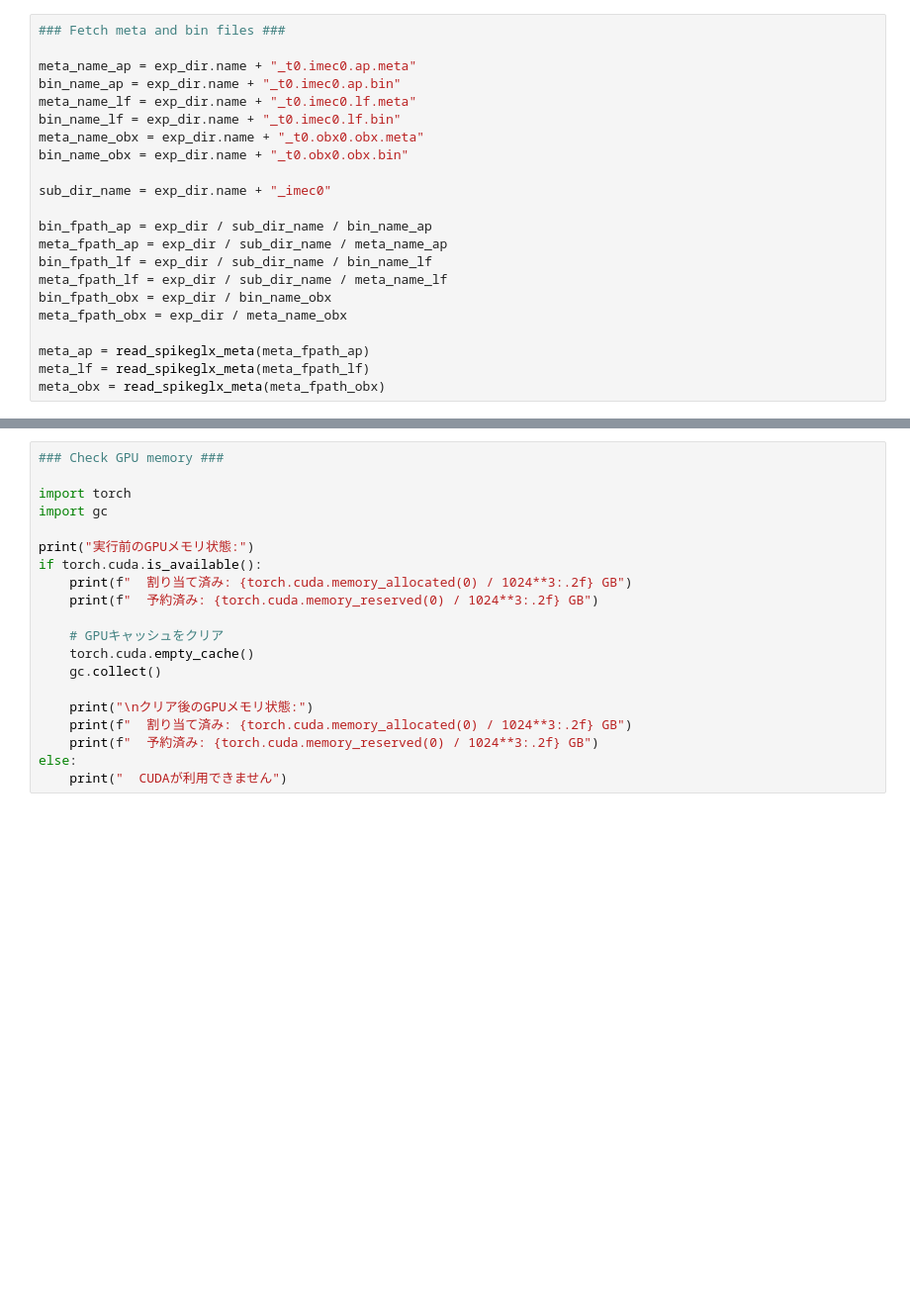
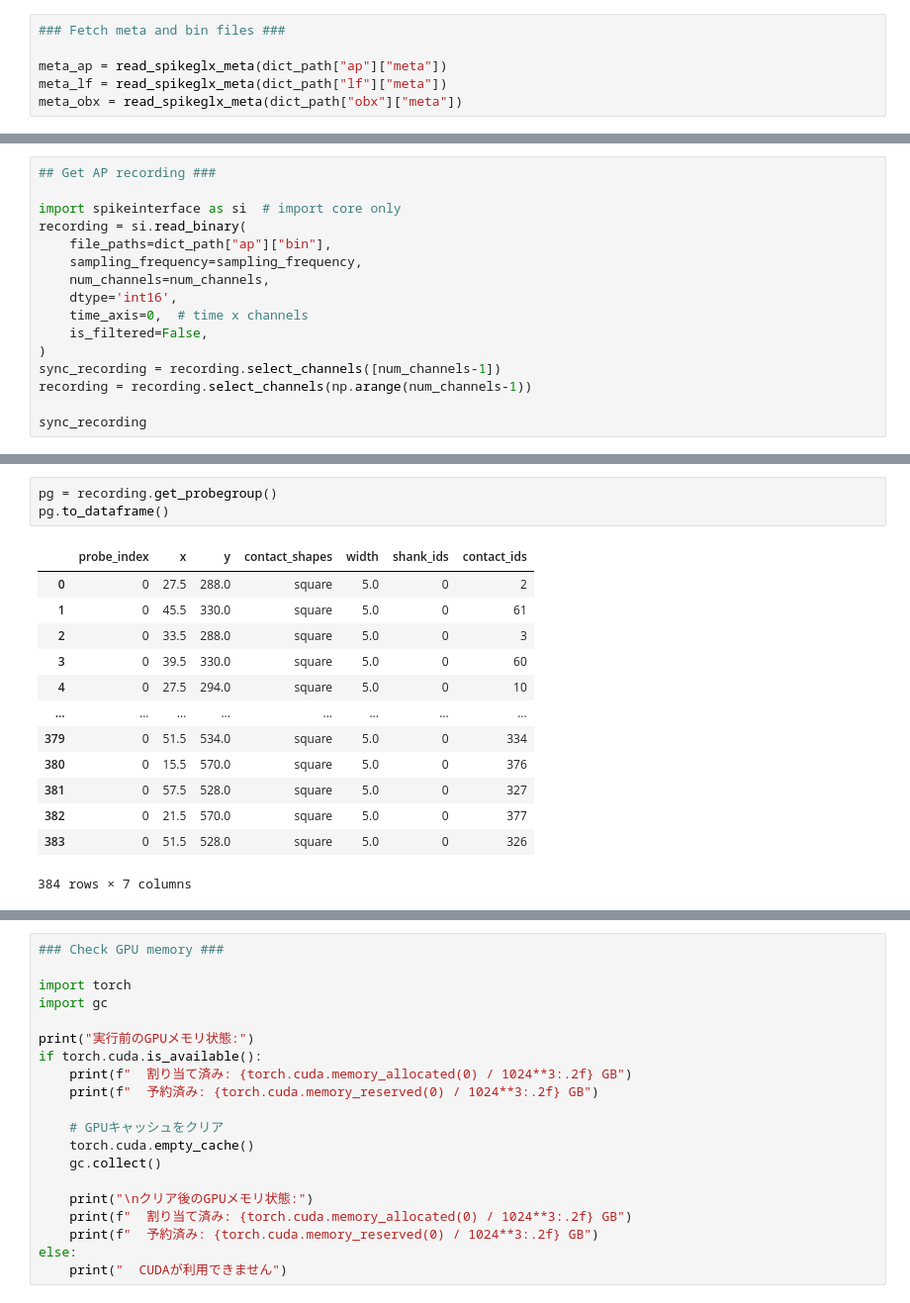
Before and after one commit to void1211/mySpikeinterface, a Jupyter notebook: main_sorting.ipynb, the cells around one changed output, grey strips where cells are left out. Shown at 99% size. Saved outputs shown, nothing was run; the diff lists cells and outputs as text; blank space fills up the shorter version.

```diff
--- a/main_sorting.ipynb
+++ b/main_sorting.ipynb
@@ -35,25 +97,9 @@ WindowsPath('C:/Users/tanaka-users/tlab/tlab_yasui/NeuData/pe7w1_ep001_001_g0')
 # %%
 ### Fetch meta and bin files ###
 
-meta_name_ap = exp_dir.name + "_t0.imec0.ap.meta"
-bin_name_ap = exp_dir.name + "_t0.imec0.ap.bin"
-meta_name_lf = exp_dir.name + "_t0.imec0.lf.meta"
-bin_name_lf = exp_dir.name + "_t0.imec0.lf.bin"
-meta_name_obx = exp_dir.name + "_t0.obx0.obx.meta"
-bin_name_obx = exp_dir.name + "_t0.obx0.obx.bin"
-
-sub_dir_name = exp_dir.name + "_imec0"
-
-bin_fpath_ap = exp_dir / sub_dir_name / bin_name_ap
-meta_fpath_ap = exp_dir / sub_dir_name / meta_name_ap
-bin_fpath_lf = exp_dir / sub_dir_name / bin_name_lf
-meta_fpath_lf = exp_dir / sub_dir_name / meta_name_lf
-bin_fpath_obx = exp_dir / bin_name_obx
-meta_fpath_obx = exp_dir / meta_name_obx
-
-meta_ap = read_spikeglx_meta(meta_fpath_ap)
-meta_lf = read_spikeglx_meta(meta_fpath_lf)
-meta_obx = read_spikeglx_meta(meta_fpath_obx)
+meta_ap = read_spikeglx_meta(dict_path["ap"]["meta"])
+meta_lf = read_spikeglx_meta(dict_path["lf"]["meta"])
+meta_obx = read_spikeglx_meta(dict_path["obx"]["meta"])
 # %%
 ### Get recording info ###
 
@@ -83,0 +112,16 @@ ChannelSliceRecording: 384 channels - 30.0kHz - 1 segments - 9,591,045 samples
+# %%
+## Get AP recording ###
+
+import spikeinterface as si  # import core only
+recording = si.read_binary(
+    file_paths=dict_path["ap"]["bin"],
+    sampling_frequency=sampling_frequency,
+    num_channels=num_channels,
+    dtype='int16',
+    time_axis=0,  # time x channels
+    is_filtered=False,
+)
+sync_recording = recording.select_channels([num_channels-1])
+recording = recording.select_channels(np.arange(num_channels-1))
+
+sync_recording
@@ -84,3 +295,20 @@ ChannelSliceRecording: 384 channels - 30.0kHz - 1 segments - 9,591,045 samples
+# %%
+pg = recording.get_probegroup()
+pg.to_dataframe()
+# %% [output]
+|  | probe_index | x | y | contact_shapes | width | shank_ids | contact_ids |
+| 0 | 0 | 27.5 | 288.0 | square | 5.0 | 0 | 2 |
+| 1 | 0 | 45.5 | 330.0 | square | 5.0 | 0 | 61 |
+| 2 | 0 | 33.5 | 288.0 | square | 5.0 | 0 | 3 |
+| 3 | 0 | 39.5 | 330.0 | square | 5.0 | 0 | 60 |
+| 4 | 0 | 27.5 | 294.0 | square | 5.0 | 0 | 10 |
+| ... | ... | ... | ... | ... | ... | ... | ... |
+| 379 | 0 | 51.5 | 534.0 | square | 5.0 | 0 | 334 |
+| 380 | 0 | 15.5 | 570.0 | square | 5.0 | 0 | 376 |
+| 381 | 0 | 57.5 | 528.0 | square | 5.0 | 0 | 327 |
+| 382 | 0 | 21.5 | 570.0 | square | 5.0 | 0 | 377 |
+| 383 | 0 | 51.5 | 528.0 | square | 5.0 | 0 | 326 |
+384 rows × 7 columns
 # %%
 ### Get probe geometry ###
 
```
Also changed, not shown: parts of 33 cells of this notebook, 18 other files.
